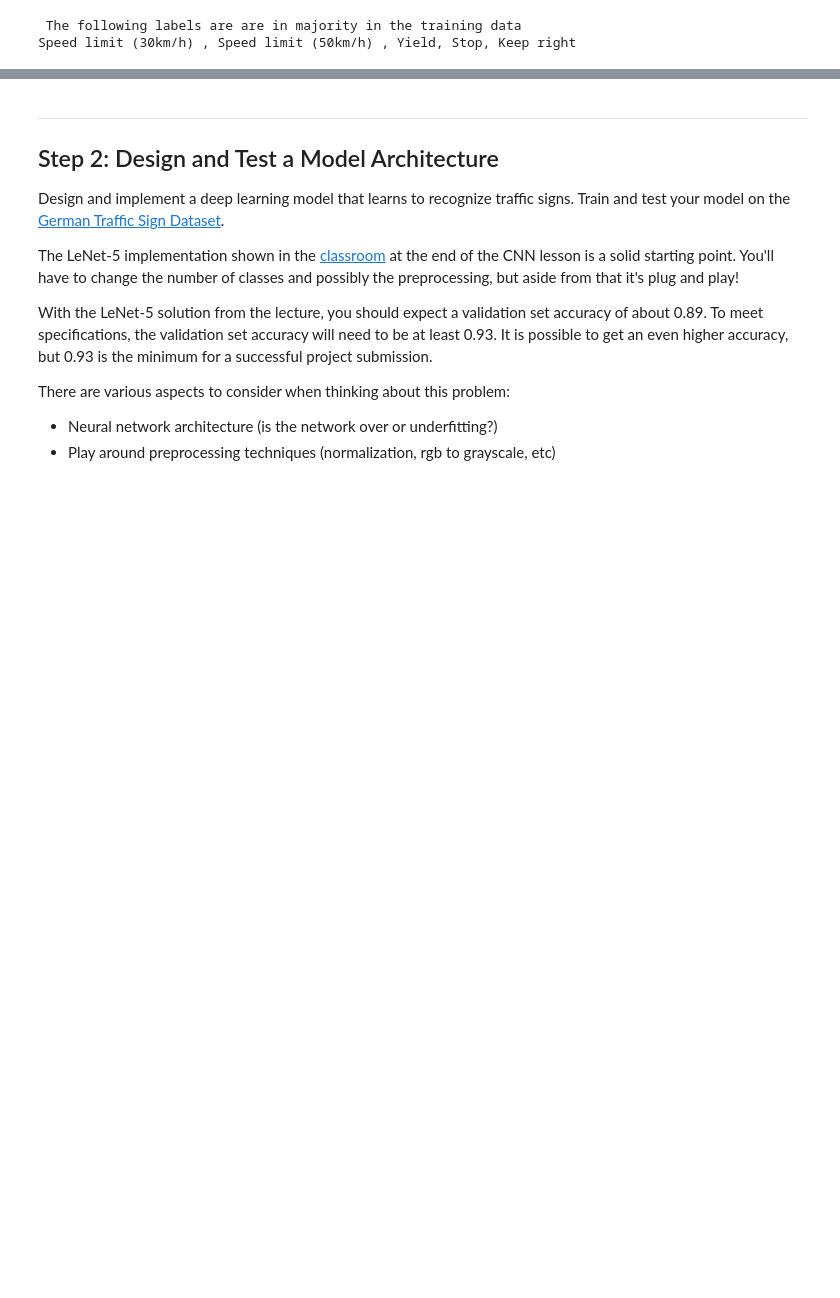
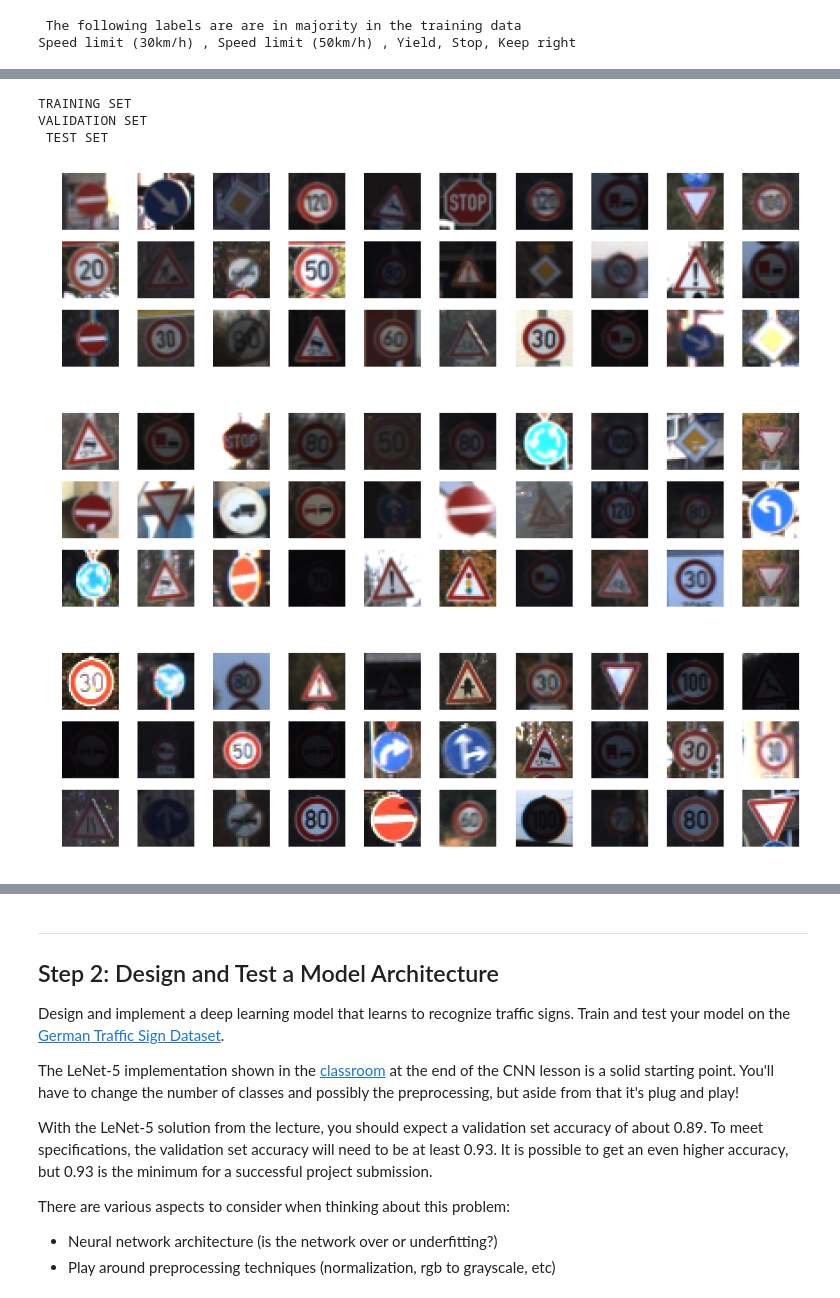
Before and after one commit to himakiran/CarND-Traffic-Sign-Classifier-Project, a Jupyter notebook: Traffic_Sign_Classifier.ipynb, the cells around one changed output, grey strips where cells are left out. Saved outputs shown, nothing was run; the diff lists cells and outputs as text; code cells hidden in the pictures; blank space fills up the shorter version.

```diff
--- a/Traffic_Sign_Classifier.ipynb
+++ b/Traffic_Sign_Classifier.ipynb
@@ -185,0 +156,55 @@ axarr[4].imshow(image4);
+# %%
+# Viewing random images in train, valid and test data
+image_indexes=[]
+count=0
+for each in range(0,30):
+    i = random.randint(0,len(X_train))
+    image_indexes.append(i)
+fig, axarr = plt.subplots(3,10, figsize=(15,4));
+row = 0
+col = 0
+print("TRAINING SET");
+for each in image_indexes:
+    axarr[row][col].imshow(X_train[each]);
+    axarr[row][col].axis('off')
+    col+=1
+    if(col==10):
+        col=0
+        row+=1
+row=0
+col=0
+image_indexes=[]
+for each in range(0,30):
+    i = random.randint(0,len(X_valid))
+    image_indexes.append(i)
+fig, axarr2 = plt.subplots(3,10, figsize=(15,4));
+print("VALIDATION SET");
+for each in image_indexes:
+    axarr2[row][col].imshow(X_valid[each]);
+    axarr2[row][col].axis('off')
+    col+=1
+    if(col==10):
+        col=0
+        row+=1
+row=0
+col=0
+image_indexes=[]
+for each in range(0,30):
+    i = random.randint(0,len(X_test))
+    image_indexes.append(i)
+fig, axarr3 = plt.subplots(3,10, figsize=(15,4));
+print(" TEST SET ")
+for each in image_indexes:
+    axarr3[row][col].imshow(X_test[each]);
+    axarr3[row][col].axis('off')
+    col+=1
+    if(col==10):
+        col=0
+        row+=1
+# %% [output]
+TRAINING SET
+VALIDATION SET
+ TEST SET
+[figure, added]
+[figure, added]
+[figure, added]
```
Also changed, not shown: parts of 13 cells of this notebook.
